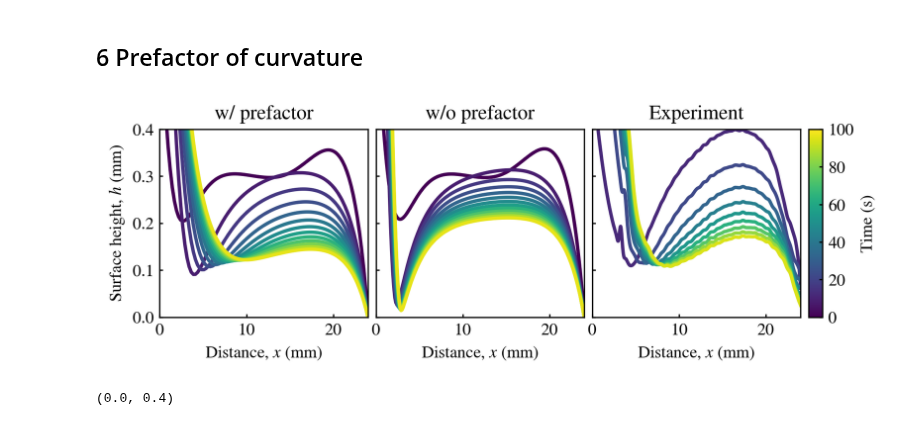
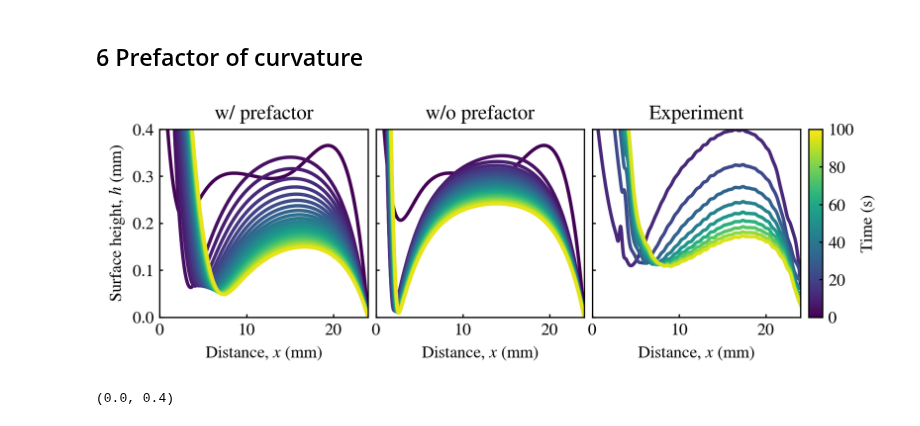
Before and after one commit to ZLoverty/WPM, a Jupyter notebook: Code/Response_to_reviewers.ipynb, the cells around one changed output. Saved outputs shown, nothing was run; the diff lists cells and outputs as text; code cells hidden in the pictures.

Commit message:
update collapse plot

```diff
--- a/Code/Response_to_reviewers.ipynb
+++ b/Code/Response_to_reviewers.ipynb
@@ -735,7 +735,7 @@ fig.savefig("compare_sim_dimple_growth.svg")
 # %% [markdown]
 ## 6 Prefactor of curvature
 # %%
-folder = r"G:\My Drive\Research projects\WPM\Data\Simulation\prefactor"
+folder = r"G:\My Drive\Research projects\WPM\Data\Simulation\half_gravity\prefactor"
 w = pd.read_csv(os.path.join(folder, "w.csv")).set_index("x")
 wo = pd.read_csv(os.path.join(folder, "wo.csv")).set_index("x")
 # %%
@@ -748,40 +748,43 @@ for i in range(2, n_curves-1, down_sample):
     # read surface profile data for smoothing purpose
     x, y = w.index, w.iloc[:, i].values
     ax[0].plot(x, y, color=cmap(i/n_curves), lw=2)
-    x, y = wo.index, wo.iloc[:, i].values
-    ax[1].plot(x, y, color=cmap(i/n_curves), lw=2)
+    try:
+        x, y = wo.index, wo.iloc[:, i].values
+        ax[1].plot(x, y, color=cmap(i/n_curves), lw=2)
+    except:
+        continue
 
 
 ax[0].set_xlim([0, 24])
 ax[0].set_ylim([0, 0.4])
 ax[0].set_xlabel("Distance, $x$ (mm)")
 ax[0].set_ylabel("Surface height, $h$ (mm)")
 ax[0].set_title("w/ prefactor")
 
 ax[1].set_xlim([0, 24])
 ax[1].set_ylim([0, 0.4])
 ax[1].set_xlabel("Distance, $x$ (mm)")
 ax[1].set_title("w/o prefactor")
 # # add a colorbar
 sm = plt.cm.ScalarMappable(cmap=cmap,  norm=plt.Normalize(vmin=0, vmax=100))
 
 
 # plot a an experimental data of the same initial condition
 df = pd.read_csv(r"G:\My Drive\Research projects\WPM\Data\11122024\surface_profile\beet-12_0.327.csv").set_index("x")
 tmax = float(df.columns[-1])
 for i in range(2, df.shape[1], 2):
     ax[2].plot(df.index, butterworth_filter(df.iloc[:, i], 50), color=cmap(float(df.columns[i])/tmax), lw=2)
 ax[2].set_xlim([0, 24])
 ax[2].set_ylim([0, 0.4])
 ax[2].set_xlabel("Distance, $x$ (mm)")
 ax[2].set_title("Experiment")
 ax[1].set_yticklabels([])
 ax[2].set_yticklabels([])
 plt.colorbar(sm, cax=ax[3], label="Time (s)")
 plt.tight_layout()
 fig.savefig("prefactor.svg")
 # %% [output]
-[figure, old version]
+[figure, new version]
 # %%
 for i in range(2, df.shape[1], 2):
     plt.plot(df.index, butterworth_filter(df.iloc[:, i], 50))
```
Also changed, not shown: parts of 2 cells of this notebook.
